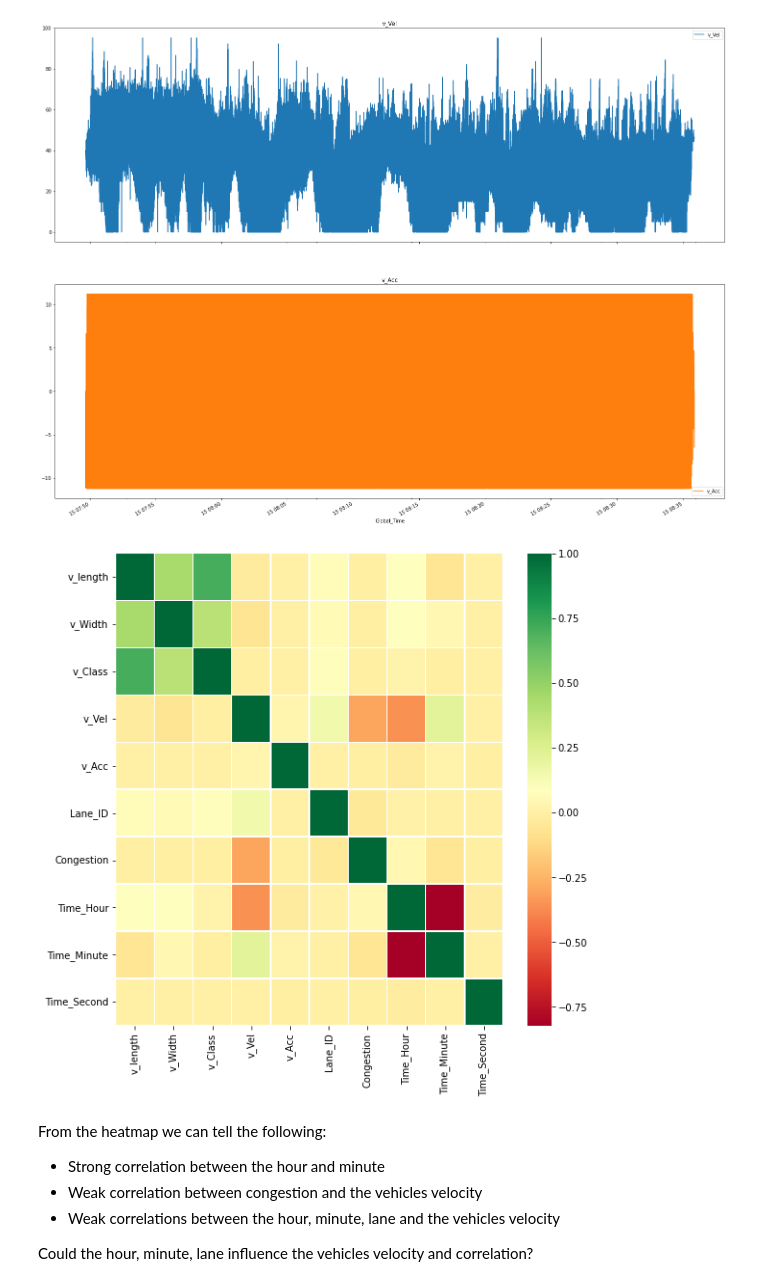
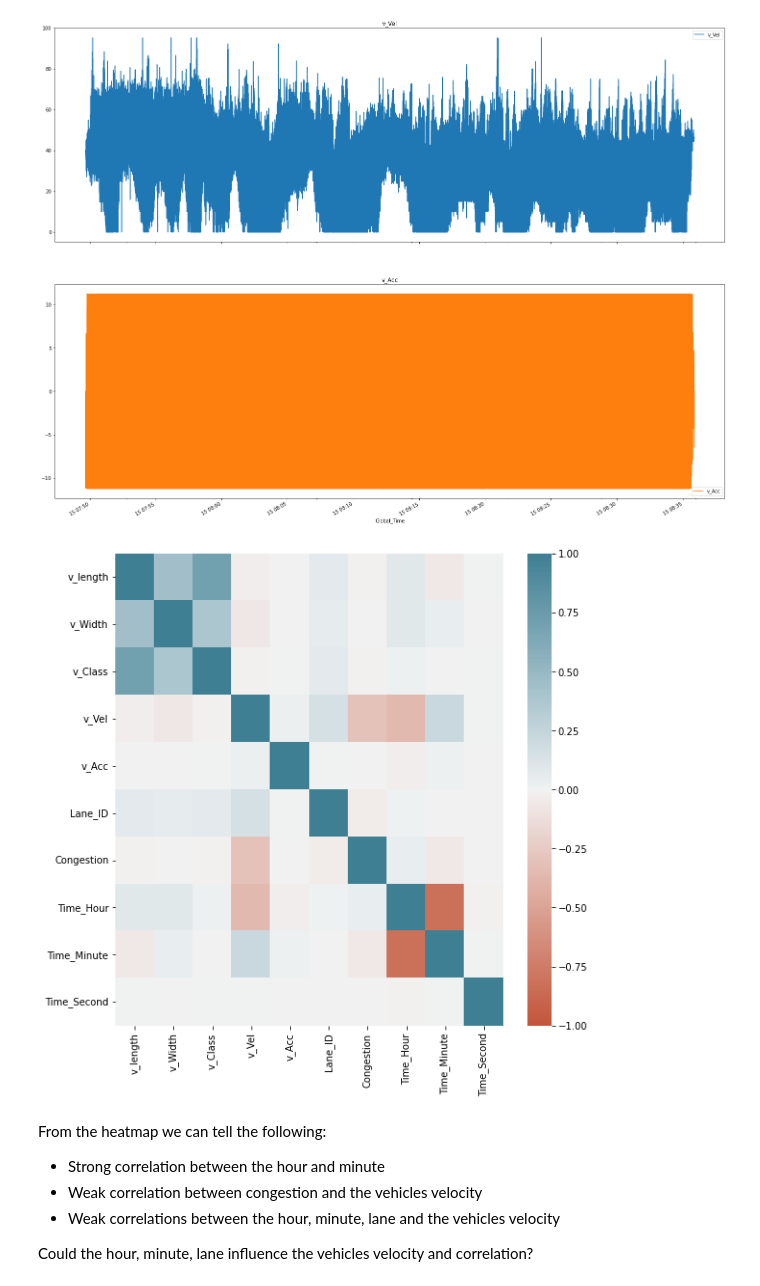
Before and after one commit to doski-codes/bpnn-ngsim-congestion, a Jupyter notebook: notebooks/logistic_regression_clusterdataset.ipynb, the cells around one changed output. Drawn from its saved outputs; the diff is of its cells as text; code cells hidden in the pictures.

```diff
--- a/notebooks/logistic_regression_clusterdataset.ipynb
+++ b/notebooks/logistic_regression_clusterdataset.ipynb
@@ -181,10 +184,11 @@ ax = data.plot(x='Global_Time', y=speed_columns, kind='line', figsize=(25, 20),
 # %%
 # Heatmap to show the correlation between the variables
 corr = data.corr()
 plt.figure(figsize=(9,9))
-ax = sns.heatmap(corr, linewidth=0.5, cmap='RdYlGn')
+ax = sns.heatmap(corr, vmin=-1, vmax=1,
+                cmap=sns.diverging_palette(20, 220, as_cmap=True))
 # %% [output]
-[figure, old version]
+[figure, new version]
 # %% [markdown]
 From the heatmap we can tell the following:
 - Strong correlation between the hour and minute
```
Also changed, not shown: parts of 42 cells of this notebook.
